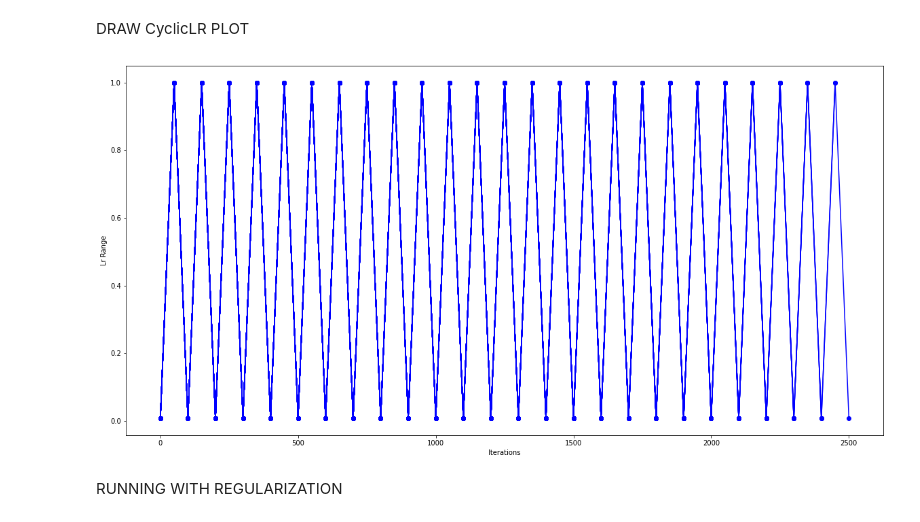
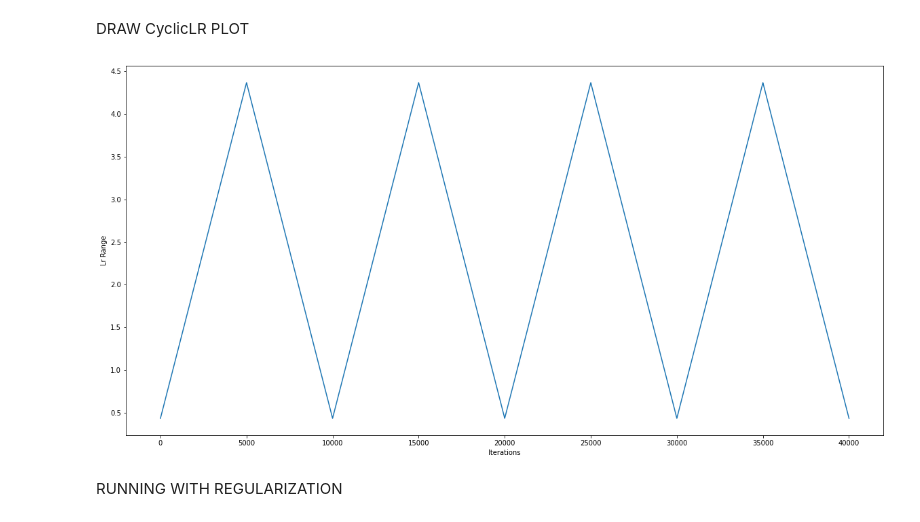
Before and after one commit to gbrao018/eva4, a Jupyter notebook: S11/S11_LR_Cycle.ipynb, the cells around one changed output. Saved outputs shown, nothing was run; the diff lists cells and outputs as text; code cells hidden in the pictures.

```diff
--- a/S11/S11_LR_Cycle.ipynb
+++ b/S11/S11_LR_Cycle.ipynb
@@ -168,10 +180,37 @@ def draw_cyclic_lr_graph(lr_min,lr_max,step,iterations):
   plt.xlabel('Iterations')
   plt.ylabel('Lr Range')
   plt.show()
+
+import math
+def draw_cyclic_lr_graph1(lr_min,lr_max,batch_size,max_num_cycles,no_of_images):
+  #lr_min,lr_max are in y direction
+  # each triangle to be plot with 3 points (0,lr_min),(0+step,lr_max),(2*step,lr_max)
+  x_points = []
+  y_points = []
+  plt.figure(figsize=(20,10))
+  cycle_count =0
+  iteration =0
+  batch_iterations = no_of_images/batch_size
+  step_size = 10 *batch_iterations # between 2 to 10 iterations
+
+  while(cycle_count <= max_num_cycles):
+    cycle_count = math.floor(1+iteration/(2*step_size))
+    x = abs((iteration/step_size) - (2*(cycle_count))+1)
+    lr_t = lr_min + ((lr_max - lr_min)*(1.0 - x))
+    y_points.append(lr_t)
+    x_points.append(iteration)
+    iteration = iteration +1
+
+  plt.plot(x_points, y_points, '-')
+    #print(x_points[i],'::',y_points[i])
+
+  plt.xlabel('Iterations')
+  plt.ylabel('Lr Range')
+  plt.show()
-# %%
-draw_cyclic_lr_graph(0.007,1,50,50)
-# %% [output]
-[figure, removed]
+# %%
+draw_cyclic_lr_graph1(0.4365,4.365,100,4,50000)
+# %% [output]
+[figure, added]
 # %% [markdown]
 RUNNING WITH REGULARIZATION
 # %%
```
Also changed, not shown: parts of 18 cells of this notebook, 3 other files.
